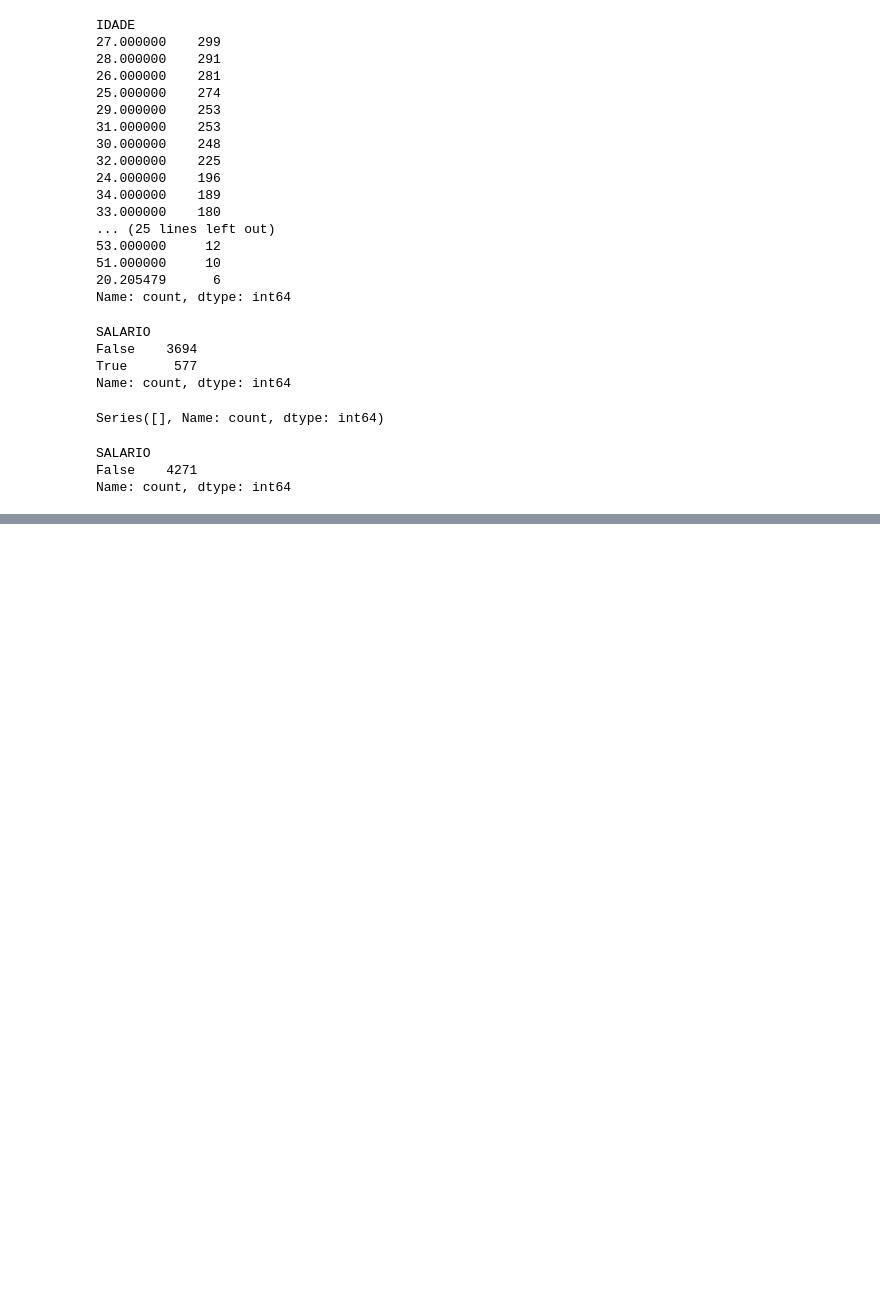
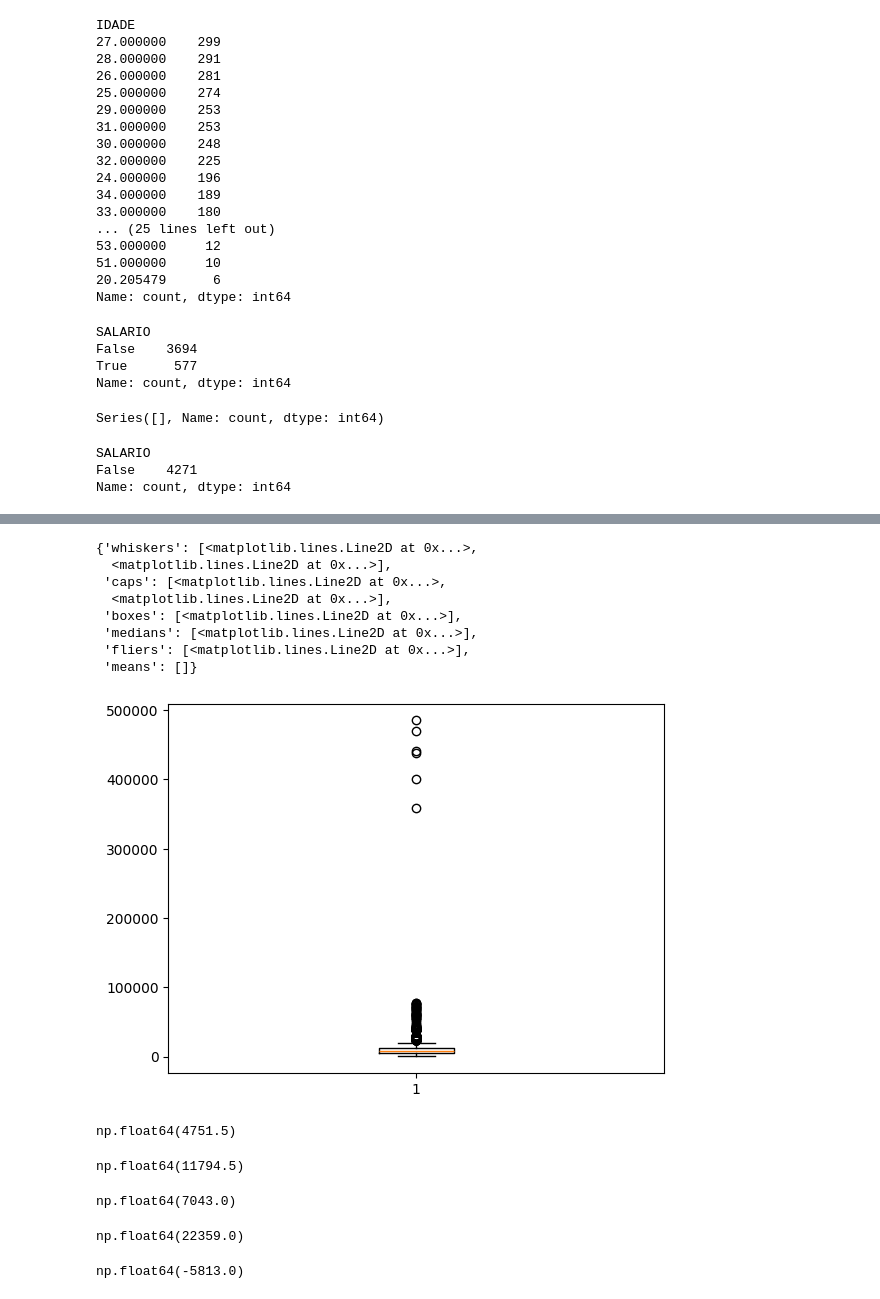
Before and after one commit to elara-mendes/jupyter-notebooks, a Jupyter notebook: PrograMaria.ipynb, the cells around one changed output, grey strips where cells are left out. Saved outputs shown, nothing was run; the diff lists cells and outputs as text; code cells hidden in the pictures; blank space fills up the shorter version.

```diff
--- a/PrograMaria.ipynb
+++ b/PrograMaria.ipynb
@@ -419,0 +456,37 @@ Name: count, dtype: int64
+# %%
+plt.boxplot(planilha["SALARIO"])
+# %% [output]
+{'whiskers': [<matplotlib.lines.Line2D at 0x...>,
+  <matplotlib.lines.Line2D at 0x...>],
+ 'caps': [<matplotlib.lines.Line2D at 0x...>,
+  <matplotlib.lines.Line2D at 0x...>],
+ 'boxes': [<matplotlib.lines.Line2D at 0x...>],
+ 'medians': [<matplotlib.lines.Line2D at 0x...>],
+ 'fliers': [<matplotlib.lines.Line2D at 0x...>],
+ 'means': []}
+[figure, added]
+# %%
+Q1 = planilha["SALARIO"].quantile(0.25)
+Q1
+# %% [output]
+np.float64(4751.5)
+# %%
+Q3 = planilha["SALARIO"].quantile(0.75)
+Q3
+# %% [output]
+np.float64(11794.5)
+# %%
+IQR = Q3 - Q1
+IQR
+# %% [output]
+np.float64(7043.0)
+# %%
+limite_superior = Q3 + (1.5*IQR)
+limite_superior
+# %% [output]
+np.float64(22359.0)
+# %%
+limite_inferior = Q1 - (1.5*IQR)
+limite_inferior
+# %% [output]
+np.float64(-5813.0)
```
Also changed, not shown: parts of 20 cells of this notebook.
